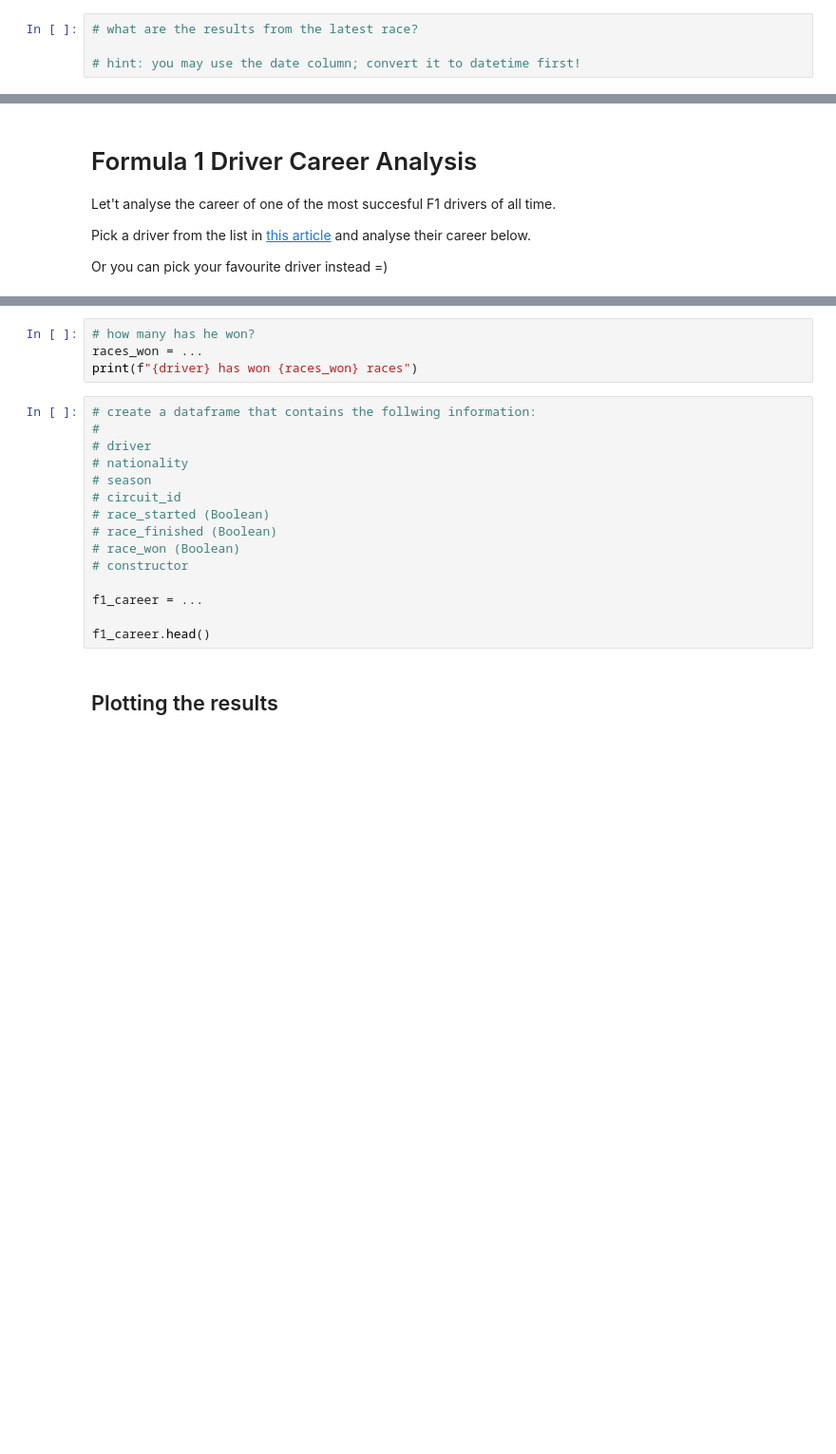
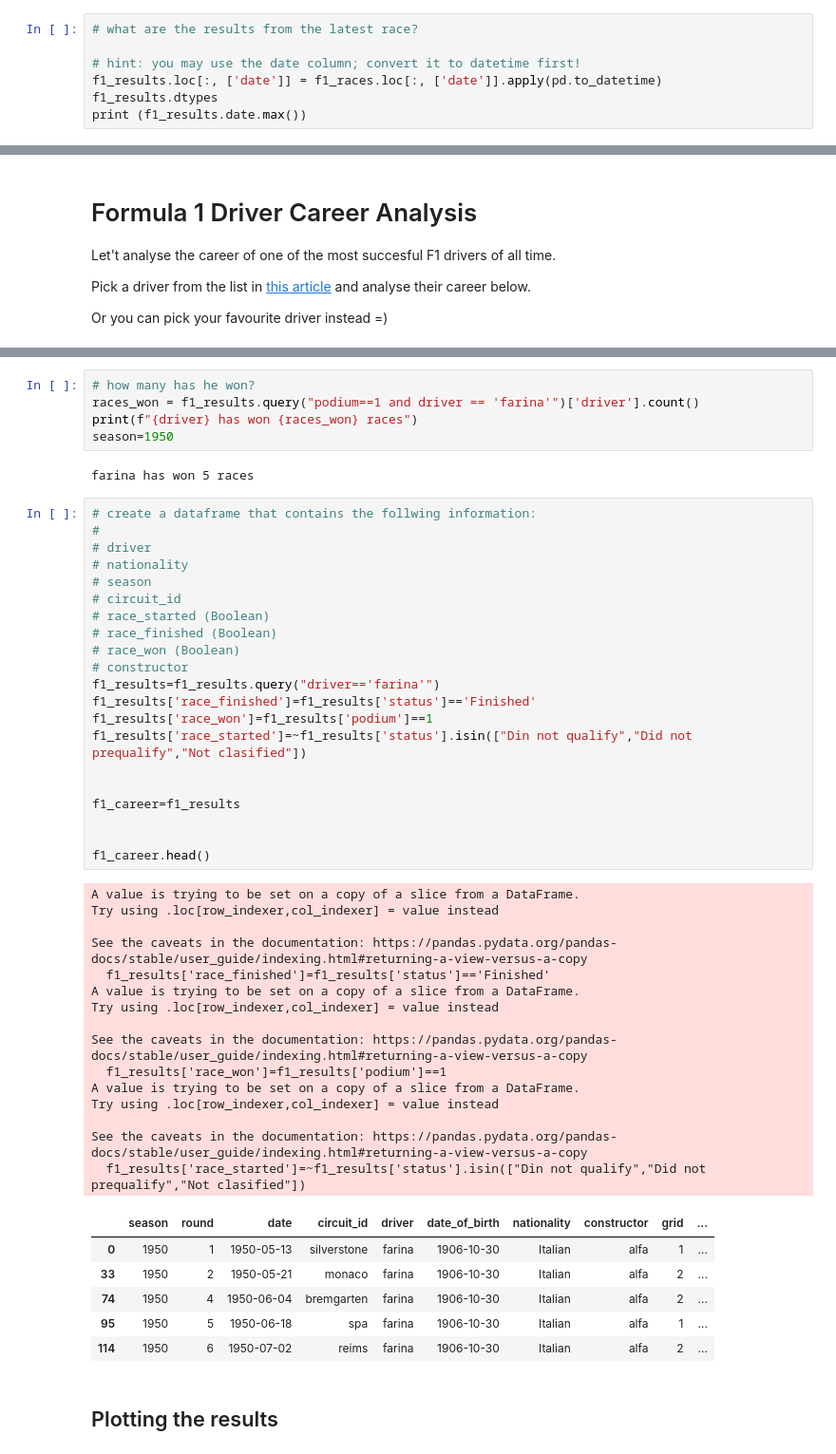
Before and after one commit to denispintea111/bootcamp, a Jupyter notebook: 2022/python_workshop/notebooks/08_pandas.ipynb, the cells around one changed output, grey strips where cells are left out. Shown: that part at 95% size. Drawn from its saved outputs; the diff is of its cells as text; blank space fills up the shorter version.

Commit message:
pandas

```diff
--- a/2022/python_workshop/notebooks/08_pandas.ipynb
+++ b/2022/python_workshop/notebooks/08_pandas.ipynb
@@ -847,3 +847,6 @@ f1_results.query("nationality=='Austrian'")[['driver','nationality']]
 # what are the results from the latest race?
 
 # hint: you may use the date column; convert it to datetime first!
+f1_results.loc[:, ['date']] = f1_races.loc[:, ['date']].apply(pd.to_datetime)
+f1_results.dtypes
+print (f1_results.date.max())
@@ -911,22 +969,53 @@ print(f"{driver} has finished {races_finished} races")
 # %%
 # how many has he won?
-races_won = ...
+races_won = f1_results.query("podium==1 and driver == 'farina'")['driver'].count()
 print(f"{driver} has won {races_won} races")
+season=1950
+# %% [output]
+farina has won 5 races
 # %%
 # create a dataframe that contains the follwing information:
 #
 # driver
 # nationality
 # season
 # circuit_id
 # race_started (Boolean)
 # race_finished (Boolean)
 # race_won (Boolean)
 # constructor
+f1_results=f1_results.query("driver=='farina'")
+f1_results['race_finished']=f1_results['status']=='Finished'
+f1_results['race_won']=f1_results['podium']==1
+f1_results['race_started']=~f1_results['status'].isin(["Din not qualify","Did not prequalify","Not clasified"])
 
-f1_career = ...
+
+f1_career=f1_results
+
 
 f1_career.head()
+# %% [output]
+A value is trying to be set on a copy of a slice from a DataFrame.
+Try using .loc[row_indexer,col_indexer] = value instead
+
+See the caveats in the documentation: https://pandas.pydata.org/pandas-docs/stable/user_guide/indexing.html#returning-a-view-versus-a-copy
+  f1_results['race_finished']=f1_results['status']=='Finished'
+A value is trying to be set on a copy of a slice from a DataFrame.
+Try using .loc[row_indexer,col_indexer] = value instead
+
+See the caveats in the documentation: https://pandas.pydata.org/pandas-docs/stable/user_guide/indexing.html#returning-a-view-versus-a-copy
+  f1_results['race_won']=f1_results['podium']==1
+A value is trying to be set on a copy of a slice from a DataFrame.
+Try using .loc[row_indexer,col_indexer] = value instead
+
+See the caveats in the documentation: https://pandas.pydata.org/pandas-docs/stable/user_guide/indexing.html#returning-a-view-versus-a-copy
+  f1_results['race_started']=~f1_results['status'].isin(["Din not qualify","Did not prequalify","Not clasified"])
+|  | season | round | date | circuit_id | driver | date_of_birth | nationality | constructor | grid | ... |
+| 0 | 1950 | 1 | 1950-05-13 | silverstone | farina | 1906-10-30 | Italian | alfa | 1 | ... |
+| 33 | 1950 | 2 | 1950-05-21 | monaco | farina | 1906-10-30 | Italian | alfa | 2 | ... |
+| 74 | 1950 | 4 | 1950-06-04 | bremgarten | farina | 1906-10-30 | Italian | alfa | 2 | ... |
+| 95 | 1950 | 5 | 1950-06-18 | spa | farina | 1906-10-30 | Italian | alfa | 1 | ... |
+| 114 | 1950 | 6 | 1950-07-02 | reims | farina | 1906-10-30 | Italian | alfa | 2 | ... |
 # %% [markdown]
 ## Plotting the results
 # %%
```
Also changed, not shown: parts of 16 cells of this notebook.
